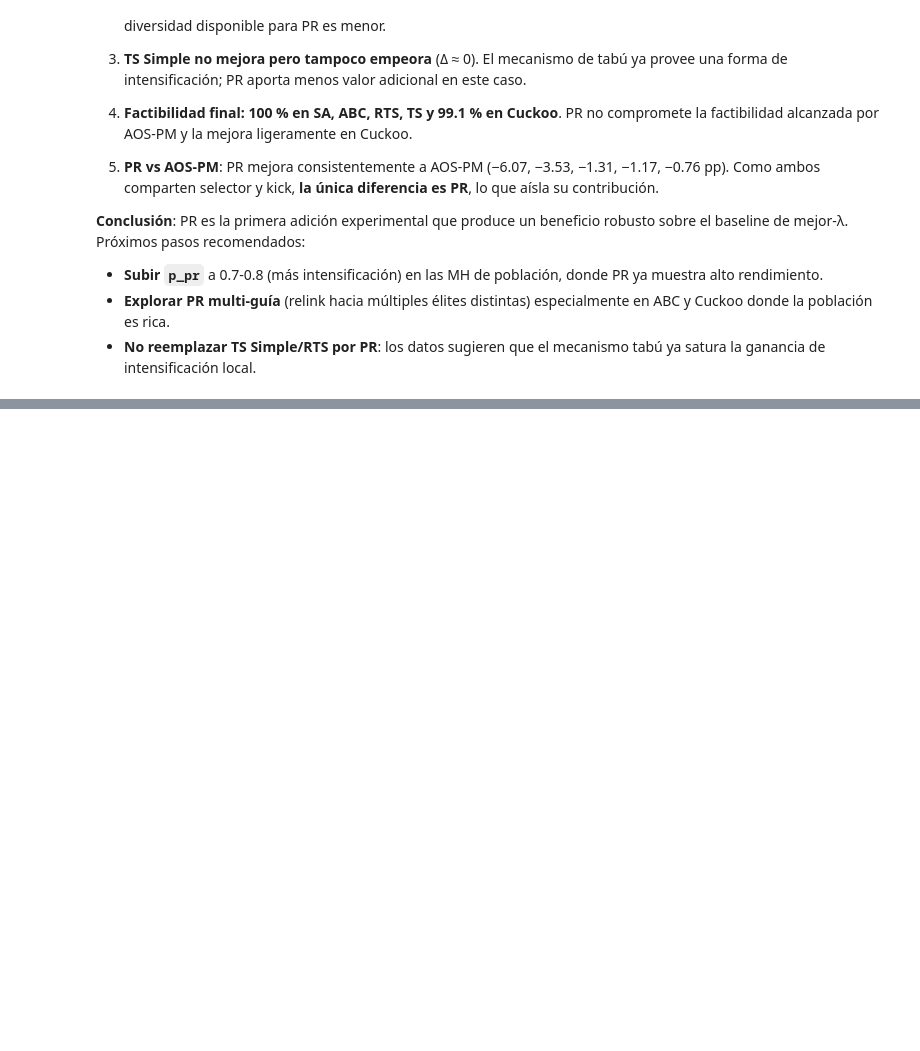
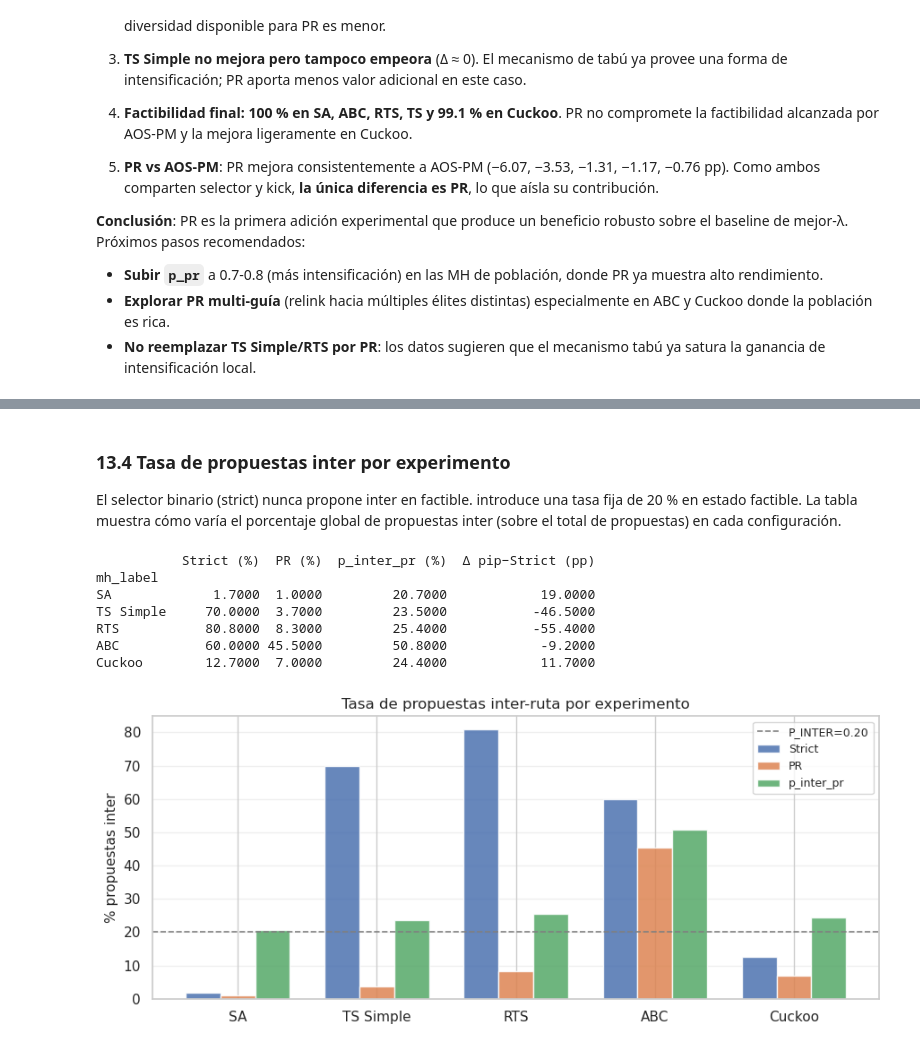
Before and after one commit to Alhely/MetaCARP_Proyecto, a Jupyter notebook: analisis_operadores_20260520/analisis_exploratorio_operadores.ipynb, the cells around one changed output, grey strips where cells are left out. Saved outputs shown, nothing was run; the diff lists cells and outputs as text; code cells hidden in the pictures; blank space fills up the shorter version.

```diff
--- a/analisis_operadores_20260520/analisis_exploratorio_operadores.ipynb
+++ b/analisis_operadores_20260520/analisis_exploratorio_operadores.ipynb
@@ -1883,0 +2030,53 @@ recomendados:
+# %% [markdown]
+### 13.4 Tasa de propuestas inter por experimento
+
+El selector binario (strict) nunca propone inter en factible.
+ introduce una tasa fija de 20 % en estado factible.
+La tabla muestra cómo varía el porcentaje global de propuestas inter
+(sobre el total de propuestas) en cada configuración.
+# %%
+# ── 13.4 % propuestas inter por experimento ──────────────────────────────────
+ops_inter = ['propuesto_swap_inter', 'propuesto_2opt_star', 'propuesto_cross_exchange']
+ops_intra = ['propuesto_relocate_intra', 'propuesto_swap_intra']
+
+for df in [df_strict, df_pr, df_pip]:
+    df['_total_inter'] = df[ops_inter].sum(axis=1)
+    df['_total_intra'] = df[ops_intra].sum(axis=1)
+    df['_total_ops']   = df['_total_inter'] + df['_total_intra']
+    df['_pct_inter']   = (df['_total_inter'] / df['_total_ops'].replace(0, np.nan) * 100).fillna(0)
+
+pi_strict = df_strict.groupby('mh_label')['_pct_inter'].mean().reindex(ORDER).round(1)
+pi_pr     = df_pr.groupby('mh_label')['_pct_inter'].mean().reindex(ORDER).round(1)
+pi_pip    = df_pip.groupby('mh_label')['_pct_inter'].mean().reindex(ORDER).round(1)
+
+tbl_inter = pd.DataFrame({
+    'Strict (%)': pi_strict,
+    'PR (%)':     pi_pr,
+    'p_inter_pr (%)': pi_pip,
+    'Δ pip−Strict (pp)': (pi_pip - pi_strict).round(1),
+})
+print(tbl_inter.to_string())
+
+# Gráfico de barras dobles: strict vs p_inter_pr
+fig, ax = plt.subplots(figsize=(9, 4))
+ax.bar(x - 0.25, pi_strict, 0.25, label='Strict',      color=colores[0], alpha=0.85)
+ax.bar(x,        pi_pr,     0.25, label='PR',           color=colores[1], alpha=0.85)
+ax.bar(x + 0.25, pi_pip,    0.25, label='p_inter_pr',  color=colores[2], alpha=0.85)
+ax.axhline(20, color='gray', ls='--', lw=1.2, label='P_INTER=0.20')
+ax.set_xticks(x); ax.set_xticklabels(ORDER, fontsize=11)
+ax.set_ylabel('% propuestas inter', fontsize=11)
+ax.set_title('Tasa de propuestas inter-ruta por experimento', fontsize=12)
+ax.legend(fontsize=9)
+ax.grid(axis='y', alpha=0.3)
+plt.tight_layout()
+plt.savefig('fig_sec13_pct_inter.png', dpi=150)
+plt.show()
+# %% [output]
+           Strict (%)  PR (%)  p_inter_pr (%)  Δ pip−Strict (pp)
+mh_label
+SA             1.7000  1.0000         20.7000            19.0000
+TS Simple     70.0000  3.7000         23.5000           -46.5000
+RTS           80.8000  8.3000         25.4000           -55.4000
+ABC           60.0000 45.5000         50.8000            -9.2000
+Cuckoo        12.7000  7.0000         24.4000            11.7000
+[figure, added]
```
Also changed, not shown: parts of 19 cells of this notebook.
